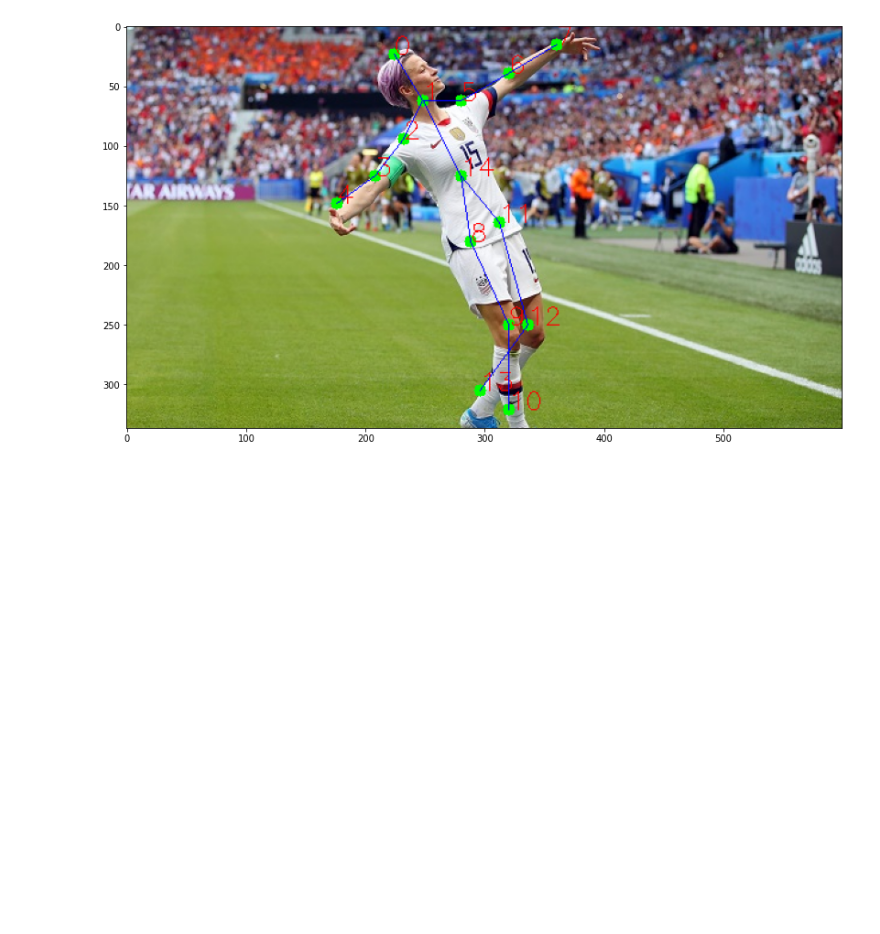
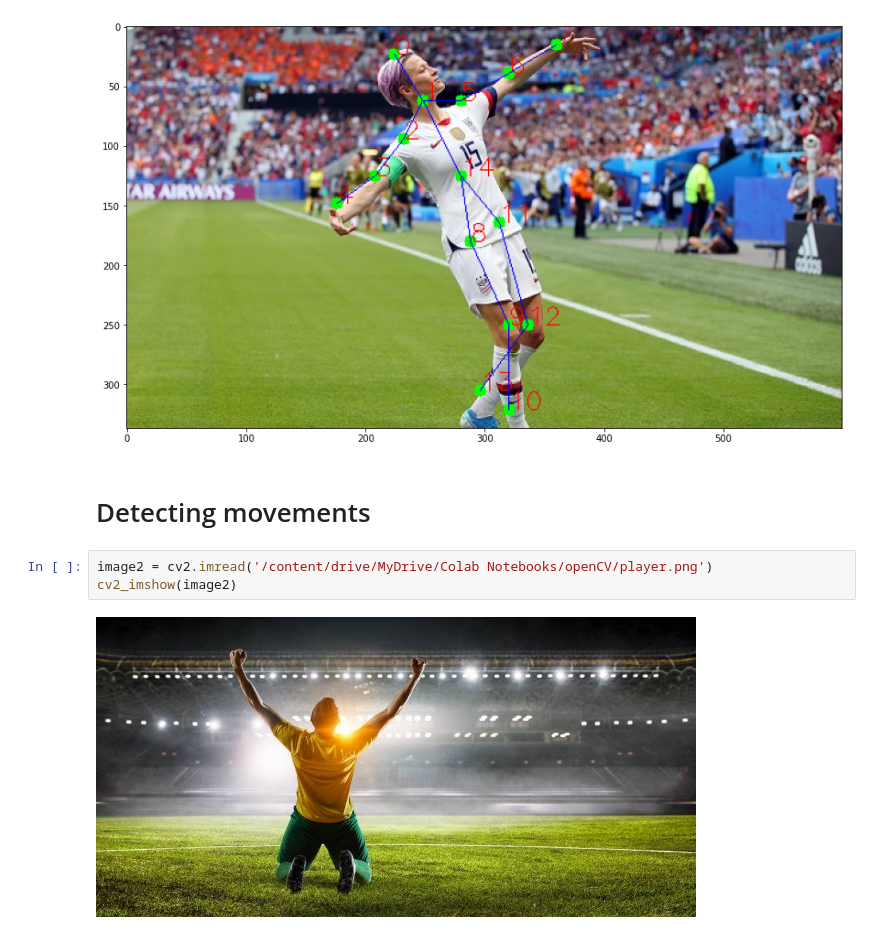
Before and after one commit to regularPark/openCV_prac, a Jupyter notebook: Recognition_of_gestures.ipynb, the cells around one changed output. Cells and saved outputs as stored; diff of their text form; blank space fills up the shorter version.

Commit message:
Colaboratory를 통해 생성됨

```diff
--- a/Recognition_of_gestures.ipynb
+++ b/Recognition_of_gestures.ipynb
@@ -149,3 +149,10 @@ plt.imshow(cv2.cvtColor(image, cv2.COLOR_BGR2RGB))
 # %% [output]
 <matplotlib.image.AxesImage at 0x...>
 [figure]
+# %% [markdown]
+# Detecting movements
+# %%
+image2 = cv2.imread('/content/drive/MyDrive/Colab Notebooks/openCV/player.png')
+cv2_imshow(image2)
+# %% [output]
+[figure, added]
```
Also changed, not shown: parts of 3 cells of this notebook.
